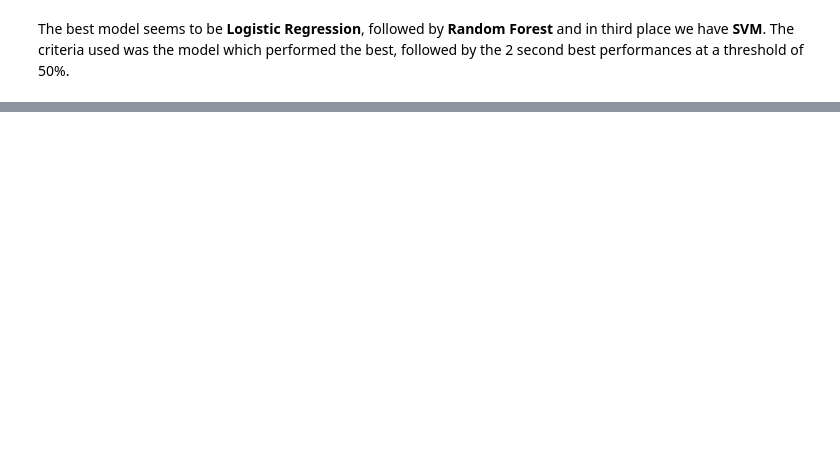
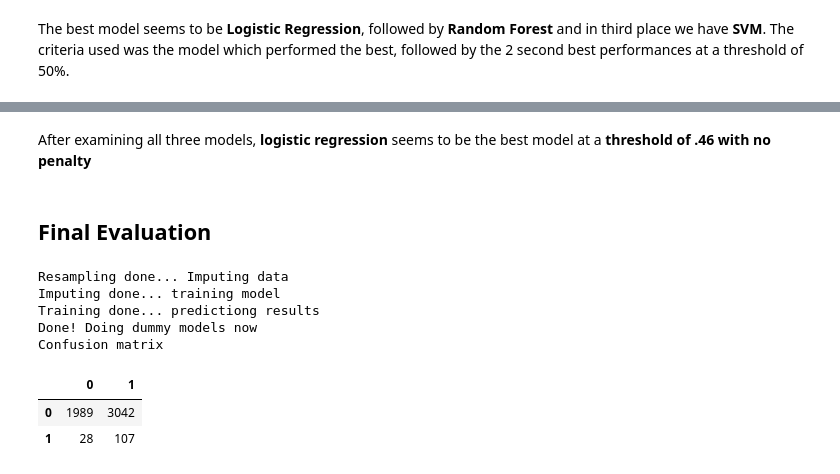
Before and after one commit to Sir-Slade/covid_prediction_project, a Jupyter notebook: PredictorExperimentsClean.ipynb, the cells around one changed output, grey strips where cells are left out. Cells and saved outputs as stored; diff of their text form; code cells hidden in the pictures; blank space fills up the shorter version.

Commit message:
Added suit of experiments for LR, RF and SVM. Also tested the final model again in SVM. Still final evaluation yields very funny results

```diff
--- a/PredictorExperimentsClean.ipynb
+++ b/PredictorExperimentsClean.ipynb
@@ -463,0 +518,13 @@ The best model seems to be <b>Logistic Regression</b>, followed by <b>Random For
+# %%
+svm_model_group = {
+    "SVC 0.5" : SVC(C=0.5, probability=True),
+    "SVC 1" : SVC(C=1, probability=True),
+    "SVC 1.5" : SVC(C=1.5, probability=True),
+    "SVC 2" : SVC(C=2, probability=True),
+    "SVC linear 0.5" : SVC(C=0.5, kernel="linear", probability=True),
+    "SVC linear 1" : SVC(C=1, kernel="linear", probability=True),
+    "SVC linear 1.5" : SVC(C=1.5, kernel="linear", probability=True),
+    "SVC linear 2" : SVC(C=2, kernel="linear", probability=True),
+}
+# %%
+run_models(X[selected_features], y, svm_model_group, folds=30, ratio_negatives_to_positives=1, thresholds=np.linspace(0,.6,num=13))
@@ -463,0 +571,11 @@ The best model seems to be <b>Logistic Regression</b>, followed by <b>Random For
+# %%
+rf_model_group = {
+    "Random Forest (100 estimators)" : RandomForestClassifier(),
+    "Random Forest (300 estimators)" : RandomForestClassifier(n_estimators=300),
+    "Random Forest (500 estimators)" : RandomForestClassifier(n_estimators=500),
+    "Random Forest (entropy)" : RandomForestClassifier(criterion="entropy"),
+    "Random Forest (300 estimators and entropy)" : RandomForestClassifier(n_estimators=300, criterion="entropy"),
+    "Random Forest (500 estimators and entropy)" : RandomForestClassifier(n_estimators=500, criterion="entropy")
+}
+# %%
+run_models(X[selected_features], y, rf_model_group, folds=30, ratio_negatives_to_positives=1, thresholds=np.linspace(0,.6,num=13))
@@ -463,0 +618,15 @@ The best model seems to be <b>Logistic Regression</b>, followed by <b>Random For
+# %% [markdown]
+After examining all three models, <b>logistic regression</b> seems to be the best model at a <b>threshold of .46 with no penalty</b>
+# %% [markdown]
+## Final Evaluation
+# %%
+eval_final_performance(X[selected_features], y, test_x, test_y, logistic_model_group["LogisticNoPenalty"])
+# %% [output]
+Resampling done... Imputing data
+Imputing done... training model
+Training done... predictiong results
+Done! Doing dummy models now
+Confusion matrix
+|  | 0 | 1 |
+| 0 | 1989 | 3042 |
+| 1 | 28 | 107 |
```
Also changed, not shown: parts of 9 cells of this notebook.
